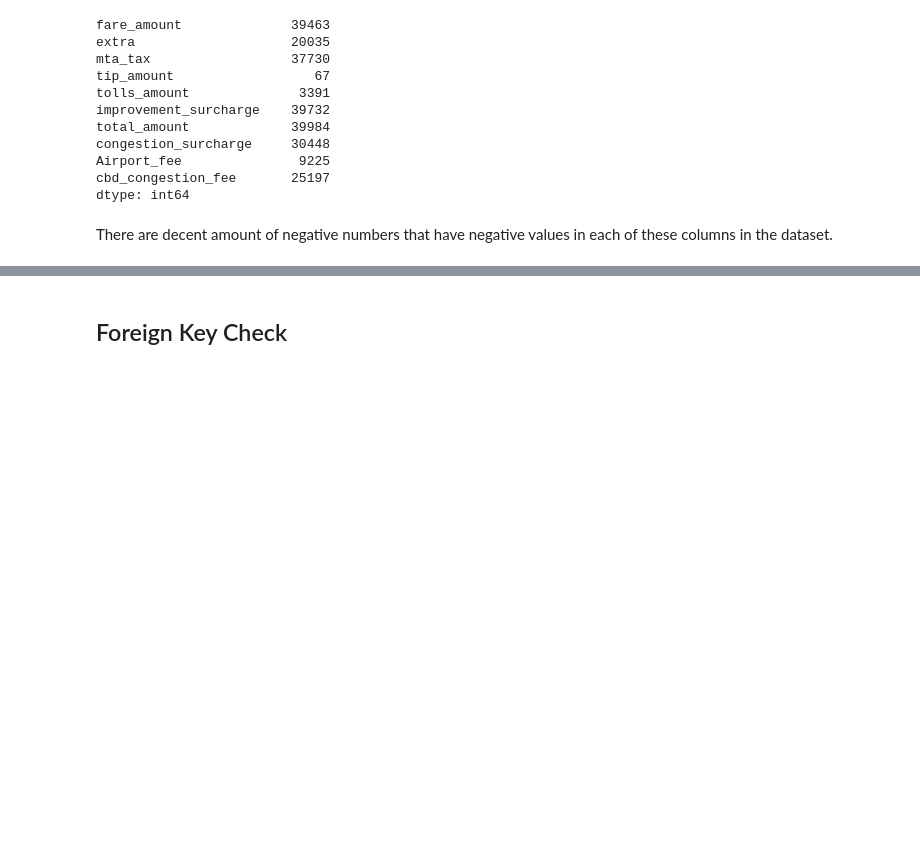
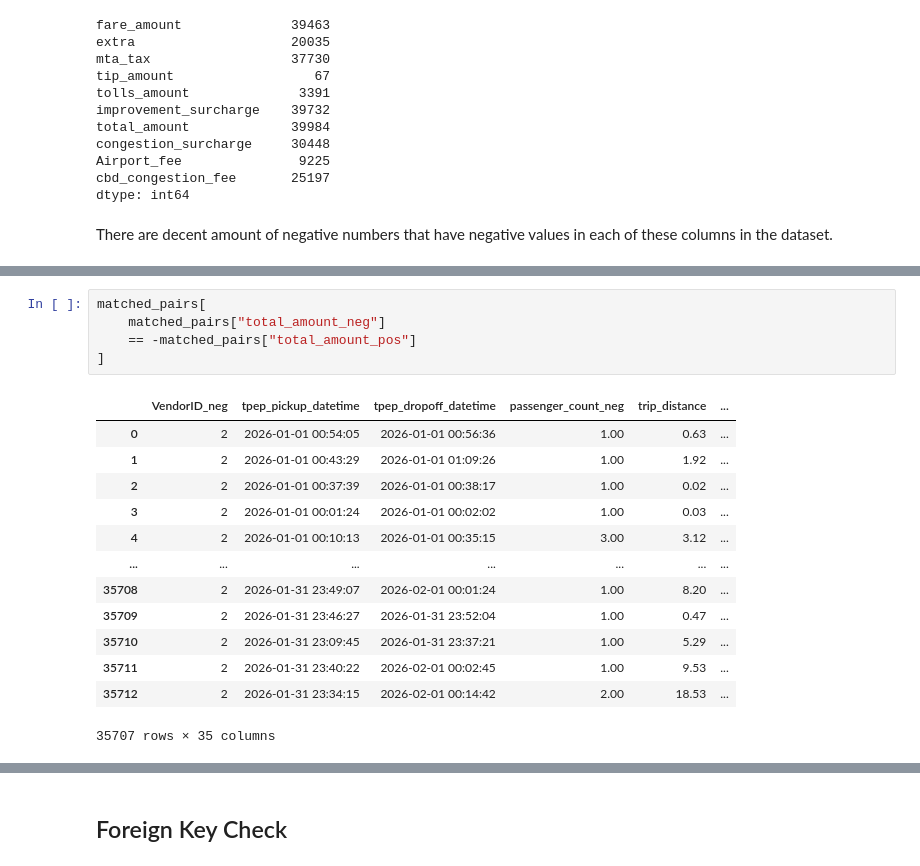
Before and after one commit to samuel54illinois/NYC_TLC_Trip_Record_Analysis, a Jupyter notebook: notebook_analysis/0_data_audit.ipynb, the cells around one changed output, grey strips where cells are left out. Saved outputs shown, nothing was run; the diff lists cells and outputs as text; blank space fills up the shorter version.

```diff
--- a/notebook_analysis/0_data_audit.ipynb
+++ b/notebook_analysis/0_data_audit.ipynb
@@ -616,0 +737,19 @@ There are decent amount of negative numbers that have negative values in each of
+# %%
+matched_pairs[
+    matched_pairs["total_amount_neg"]
+    == -matched_pairs["total_amount_pos"]
+]
+# %% [output]
+|  | VendorID_neg | tpep_pickup_datetime | tpep_dropoff_datetime | passenger_count_neg | trip_distance | ... |
+| 0 | 2 | 2026-01-01 00:54:05 | 2026-01-01 00:56:36 | 1.00 | 0.63 | ... |
+| 1 | 2 | 2026-01-01 00:43:29 | 2026-01-01 01:09:26 | 1.00 | 1.92 | ... |
+| 2 | 2 | 2026-01-01 00:37:39 | 2026-01-01 00:38:17 | 1.00 | 0.02 | ... |
+| 3 | 2 | 2026-01-01 00:01:24 | 2026-01-01 00:02:02 | 1.00 | 0.03 | ... |
+| 4 | 2 | 2026-01-01 00:10:13 | 2026-01-01 00:35:15 | 3.00 | 3.12 | ... |
+| ... | ... | ... | ... | ... | ... | ... |
+| 35708 | 2 | 2026-01-31 23:49:07 | 2026-02-01 00:01:24 | 1.00 | 8.20 | ... |
+| 35709 | 2 | 2026-01-31 23:46:27 | 2026-01-31 23:52:04 | 1.00 | 0.47 | ... |
+| 35710 | 2 | 2026-01-31 23:09:45 | 2026-01-31 23:37:21 | 1.00 | 5.29 | ... |
+| 35711 | 2 | 2026-01-31 23:40:22 | 2026-02-01 00:02:45 | 1.00 | 9.53 | ... |
+| 35712 | 2 | 2026-01-31 23:34:15 | 2026-02-01 00:14:42 | 2.00 | 18.53 | ... |
+35707 rows × 35 columns
```
Also changed, not shown: parts of 8 cells of this notebook.
